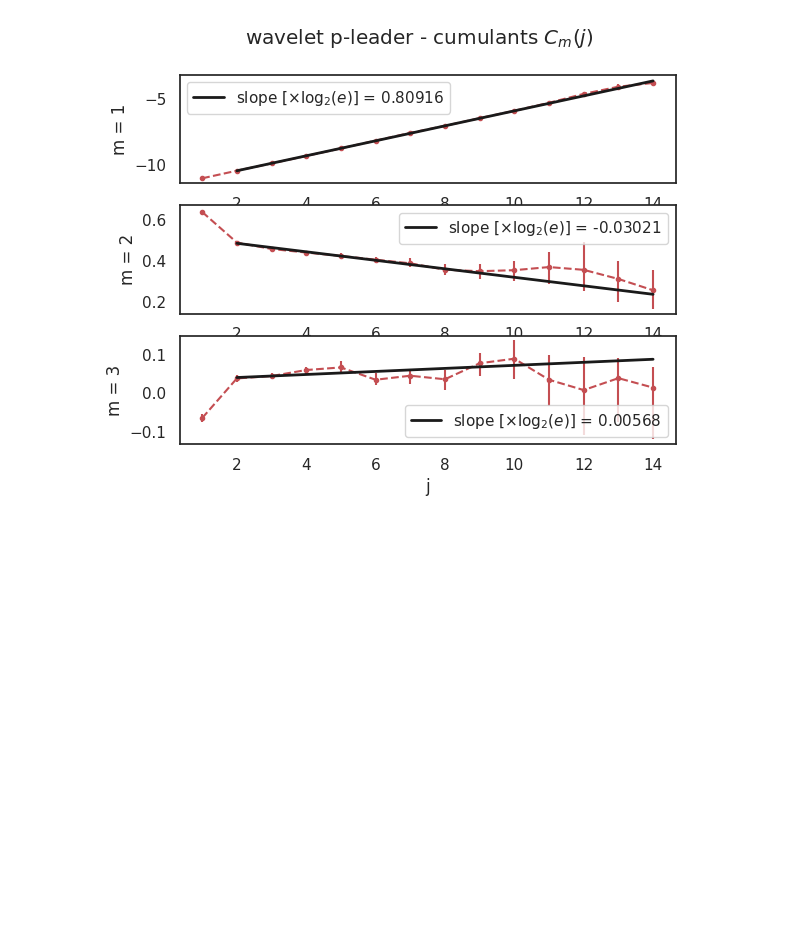
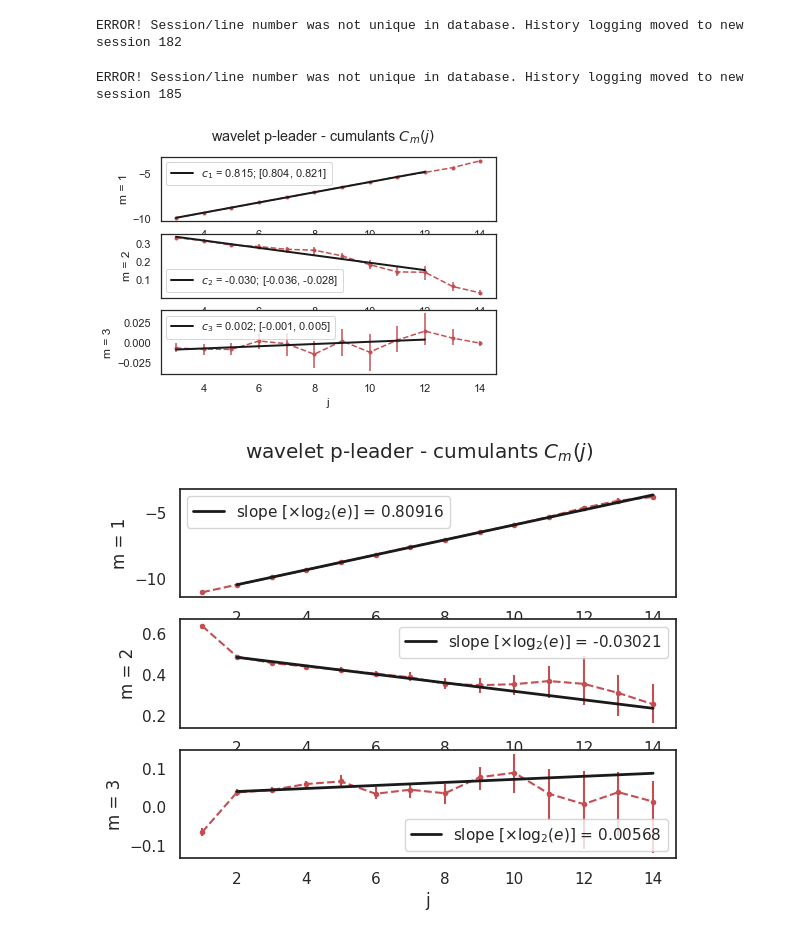
Before and after one commit to neurospin/pymultifracs, a Jupyter notebook: notebooks/Bootstrap.ipynb, the cells around one changed output. Cells and saved outputs as stored; diff of their text form; code cells hidden in the pictures; blank space fills up the shorter version.

```diff
--- a/notebooks/Bootstrap.ipynb
+++ b/notebooks/Bootstrap.ipynb
@@ -22,5 +25,7 @@ plt.show()
 # %%
 from pymultifracs.wavelet import wavelet_analysis
 # %%
-WT = wavelet_analysis(X, p_exp=2, j1=2, j2=14)
+WT = wavelet_analysis(X, p_exp=2, j1=3, j2=14)
+# %% [output]
+ERROR! Session/line number was not unique in database. History logging moved to new session 182
 # %%
@@ -33,8 +38,15 @@ from pymultifracs.mfa import mf_analysis
 from pymultifracs.utils import build_q_log, get_filter_length
 # %%
 from pymultifracs.bootstrap import max_scale_bootstrap
+# %%
+scaling_ranges = [(3, 12)]
 # %%
-dwt, lwt = mf_analysis(coef_boot, leader_boot, j1=2, weighted=True, n_cumul=3, q=None)
+dwt, lwt = mf_analysis(WT.wt_coefs, WT.wt_leaders, scaling_ranges, weighted='bootstrap', n_cumul=3, q=None, bootstrap_weighted=None)
+# %%
+lwt.cumulants.plot(j1=3)
+# %% [output]
+ERROR! Session/line number was not unique in database. History logging moved to new session 185
+[figure, added]
 # %%
 dwt1, lwt1 = mf_analysis(WT.wt_coefs, WT.wt_leaders, j1=2, weighted=True, n_cumul=3, q=None)
 # %%
```
Also changed, not shown: parts of 4 cells of this notebook, 8 other files.
